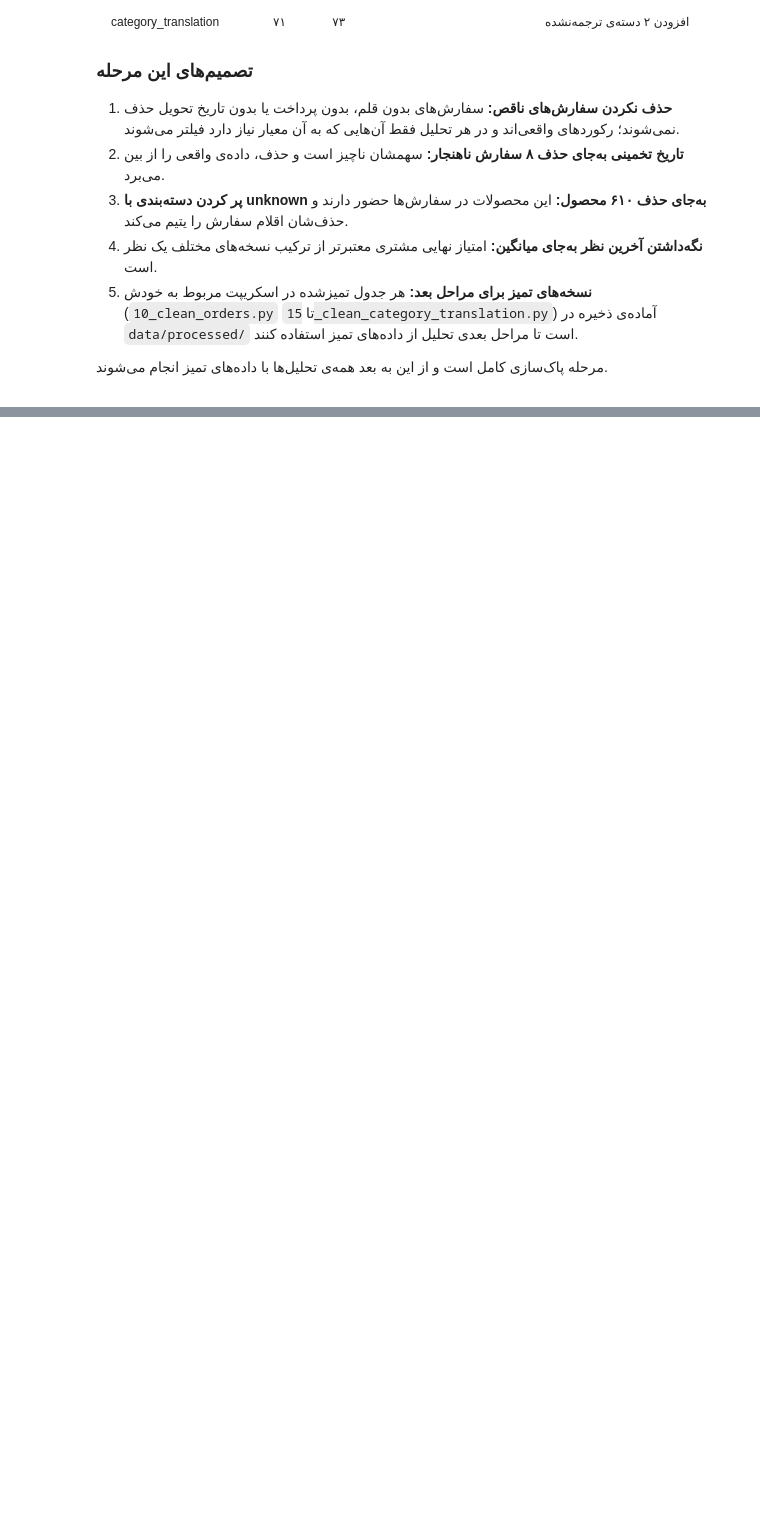
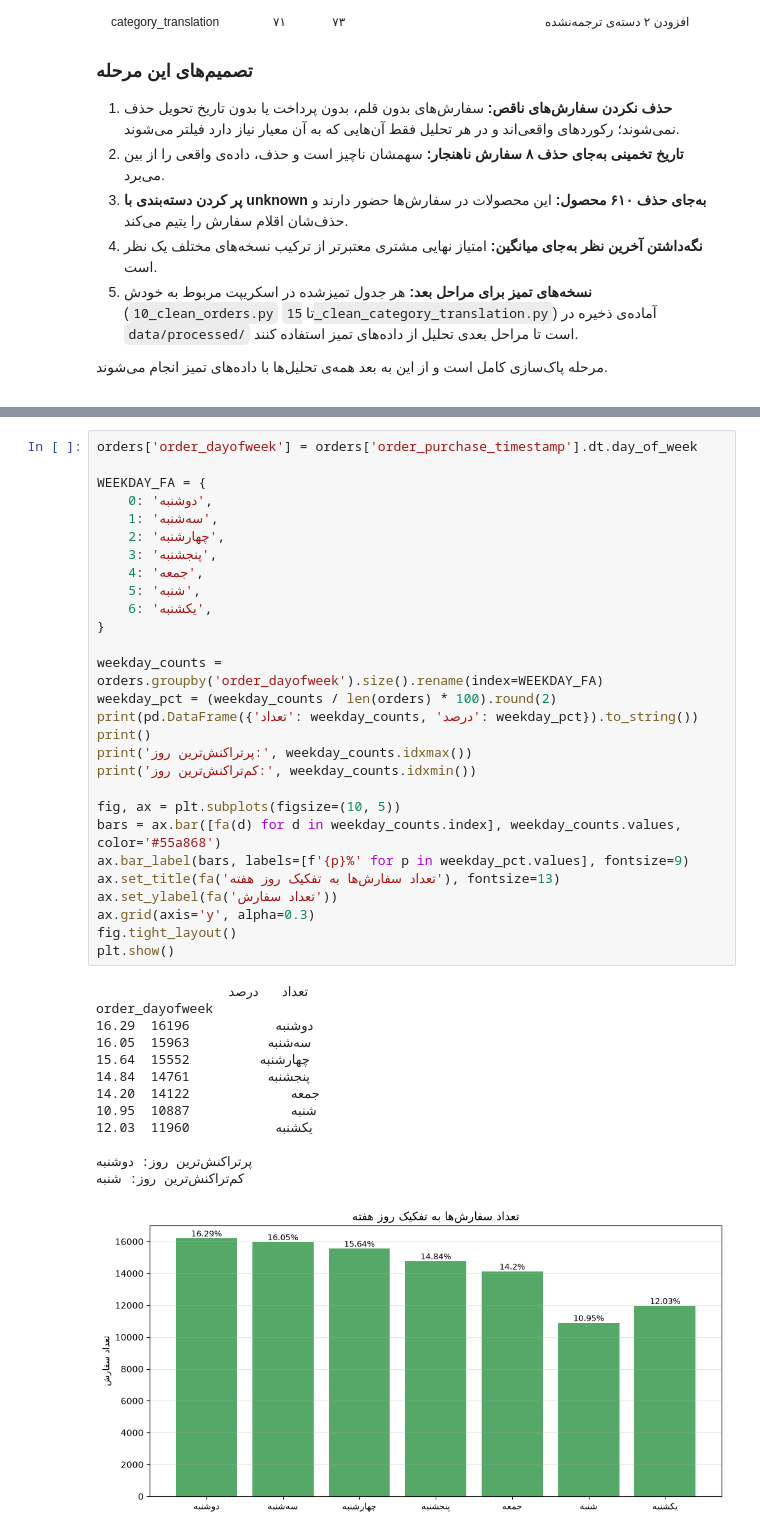
Before and after one commit to arashalidadi/olist-pro, a Jupyter notebook: olist_analysis.ipynb, the cells around one changed output, grey strips where cells are left out. Cells and saved outputs as stored; diff of their text form; blank space fills up the shorter version.

```diff
--- a/olist_analysis.ipynb
+++ b/olist_analysis.ipynb
@@ -1367,0 +1500,42 @@ print('سطرهای جدول ترجمه بعد از اصلاح:', len(category_t
+# %%
+orders['order_dayofweek'] = orders['order_purchase_timestamp'].dt.day_of_week
+
+WEEKDAY_FA = {
+    0: 'دوشنبه',
+    1: 'سه‌شنبه',
+    2: 'چهارشنبه',
+    3: 'پنجشنبه',
+    4: 'جمعه',
+    5: 'شنبه',
+    6: 'یکشنبه',
+}
+
+weekday_counts = orders.groupby('order_dayofweek').size().rename(index=WEEKDAY_FA)
+weekday_pct = (weekday_counts / len(orders) * 100).round(2)
+print(pd.DataFrame({'تعداد': weekday_counts, 'درصد': weekday_pct}).to_string())
+print()
+print('پرتراکنش‌ترین روز:', weekday_counts.idxmax())
+print('کم‌تراکنش‌ترین روز:', weekday_counts.idxmin())
+
+fig, ax = plt.subplots(figsize=(10, 5))
+bars = ax.bar([fa(d) for d in weekday_counts.index], weekday_counts.values, color='#55a868')
+ax.bar_label(bars, labels=[f'{p}%' for p in weekday_pct.values], fontsize=9)
+ax.set_title(fa('تعداد سفارش‌ها به تفکیک روز هفته'), fontsize=13)
+ax.set_ylabel(fa('تعداد سفارش'))
+ax.grid(axis='y', alpha=0.3)
+fig.tight_layout()
+plt.show()
+# %% [output]
+                 تعداد   درصد
+order_dayofweek
+دوشنبه           16196  16.29
+سه‌شنبه          15963  16.05
+چهارشنبه         15552  15.64
+پنجشنبه          14761  14.84
+جمعه             14122  14.20
+شنبه             10887  10.95
+یکشنبه           11960  12.03
+
+پرتراکنش‌ترین روز: دوشنبه
+کم‌تراکنش‌ترین روز: شنبه
+[figure, added]
```
Also changed, not shown: parts of 14 cells of this notebook, 2 other files.
